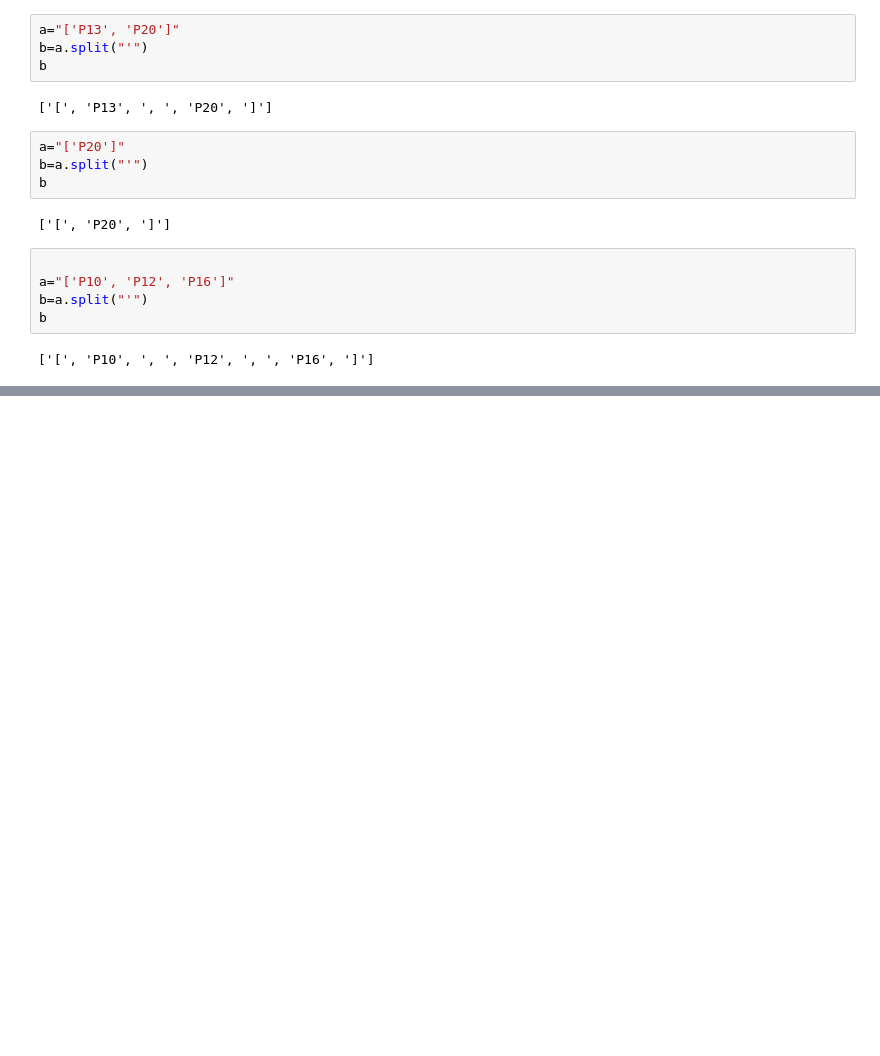
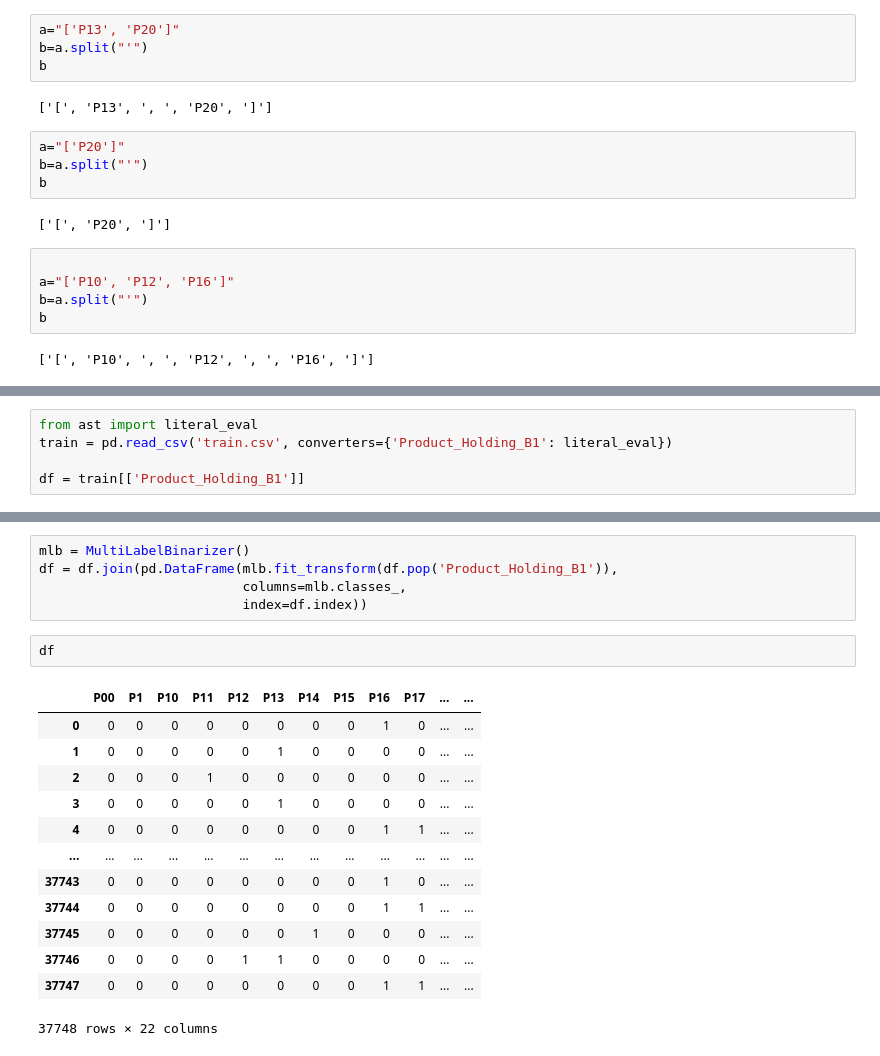
Before and after one commit to Aditk23/AmExpert2021, a Jupyter notebook: preprocessing.ipynb, the cells around one changed output, grey strips where cells are left out. Saved outputs shown, nothing was run; the diff lists cells and outputs as text; blank space fills up the shorter version.

```diff
--- a/preprocessing.ipynb
+++ b/preprocessing.ipynb
@@ -120,0 +213,5 @@ b
+# %%
+from ast import literal_eval
+train = pd.read_csv('train.csv', converters={'Product_Holding_B1': literal_eval})
+
+df = train[['Product_Holding_B1']]
@@ -120,0 +239,21 @@ b
+# %%
+mlb = MultiLabelBinarizer()
+df = df.join(pd.DataFrame(mlb.fit_transform(df.pop('Product_Holding_B1')),
+                          columns=mlb.classes_,
+                          index=df.index))
+# %%
+df
+# %% [output]
+|  | P00 | P1 | P10 | P11 | P12 | P13 | P14 | P15 | P16 | P17 | ... | ... |
+| 0 | 0 | 0 | 0 | 0 | 0 | 0 | 0 | 0 | 1 | 0 | ... | ... |
+| 1 | 0 | 0 | 0 | 0 | 0 | 1 | 0 | 0 | 0 | 0 | ... | ... |
+| 2 | 0 | 0 | 0 | 1 | 0 | 0 | 0 | 0 | 0 | 0 | ... | ... |
+| 3 | 0 | 0 | 0 | 0 | 0 | 1 | 0 | 0 | 0 | 0 | ... | ... |
+| 4 | 0 | 0 | 0 | 0 | 0 | 0 | 0 | 0 | 1 | 1 | ... | ... |
+| ... | ... | ... | ... | ... | ... | ... | ... | ... | ... | ... | ... | ... |
+| 37743 | 0 | 0 | 0 | 0 | 0 | 0 | 0 | 0 | 1 | 0 | ... | ... |
+| 37744 | 0 | 0 | 0 | 0 | 0 | 0 | 0 | 0 | 1 | 1 | ... | ... |
+| 37745 | 0 | 0 | 0 | 0 | 0 | 0 | 1 | 0 | 0 | 0 | ... | ... |
+| 37746 | 0 | 0 | 0 | 0 | 1 | 1 | 0 | 0 | 0 | 0 | ... | ... |
+| 37747 | 0 | 0 | 0 | 0 | 0 | 0 | 0 | 0 | 1 | 1 | ... | ... |
+37748 rows × 22 columns
```
Also changed, not shown: parts of 12 cells of this notebook.
